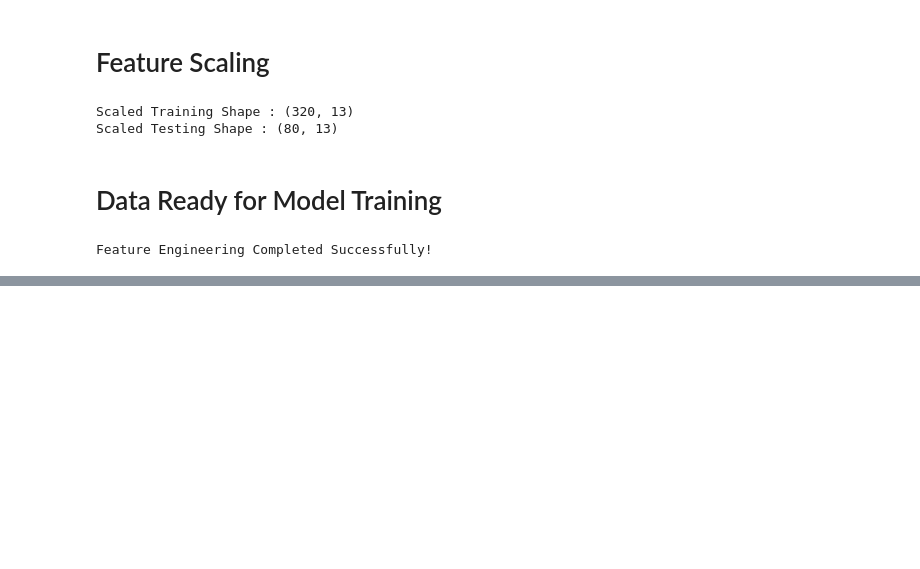
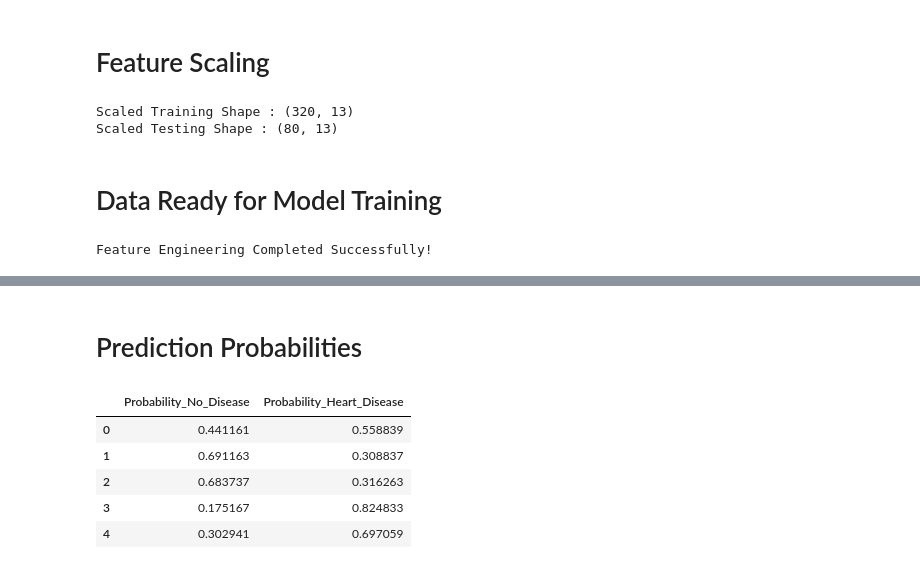
Before and after one commit to iamkhan49/heart-disease-prediction-ml, a Jupyter notebook: Heart_Disease_Detection_using_Classification_Algorithms.ipynb, the cells around one changed output, grey strips where cells are left out. Saved outputs shown, nothing was run; the diff lists cells and outputs as text; code cells hidden in the pictures; blank space fills up the shorter version.

```diff
--- a/Heart_Disease_Detection_using_Classification_Algorithms.ipynb
+++ b/Heart_Disease_Detection_using_Classification_Algorithms.ipynb
@@ -695,0 +732,16 @@ Feature Engineering Completed Successfully!
+# %% [markdown]
+# Prediction Probabilities
+# %%
+y_prob = model.predict_proba(X_test_scaled)
+
+pd.DataFrame(
+    y_prob,
+    columns=["Probability_No_Disease", "Probability_Heart_Disease"]
+).head()
+# %% [output]
+|  | Probability_No_Disease | Probability_Heart_Disease |
+| 0 | 0.441161 | 0.558839 |
+| 1 | 0.691163 | 0.308837 |
+| 2 | 0.683737 | 0.316263 |
+| 3 | 0.175167 | 0.824833 |
+| 4 | 0.302941 | 0.697059 |
```
Also changed, not shown: parts of 19 cells of this notebook.
